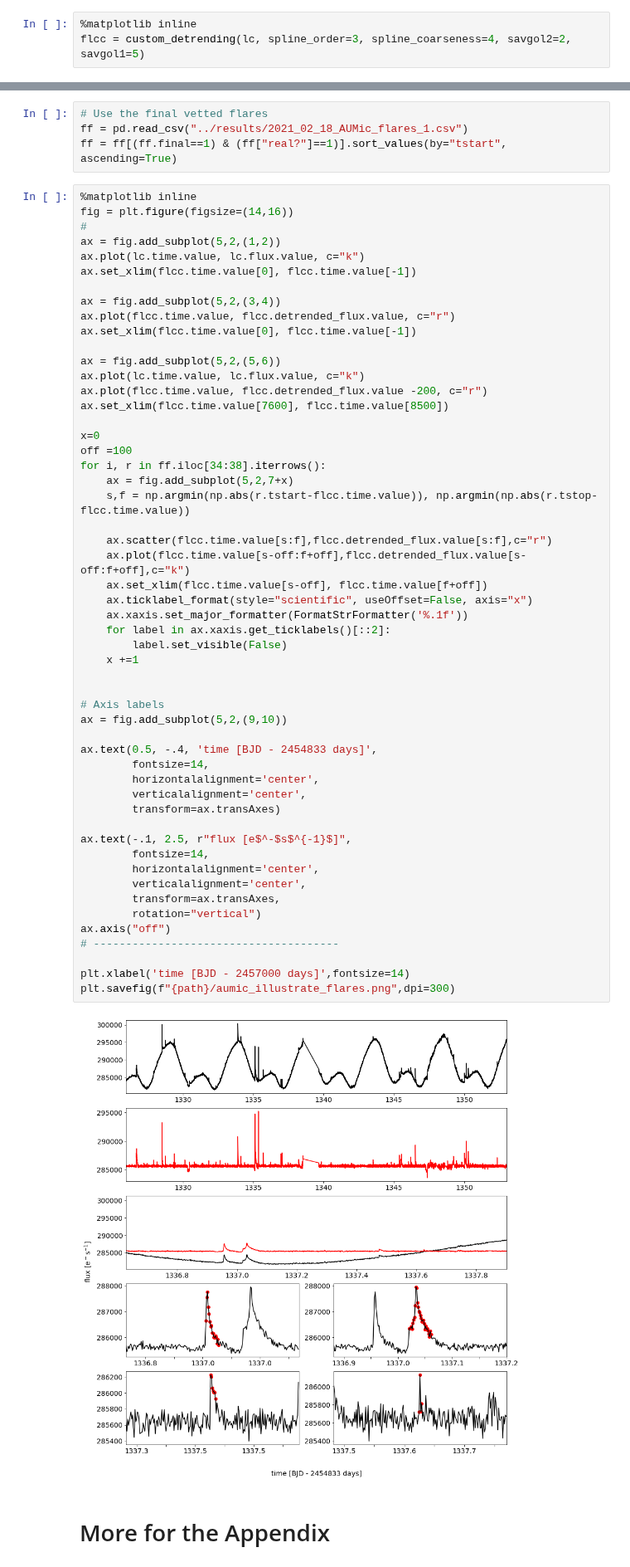
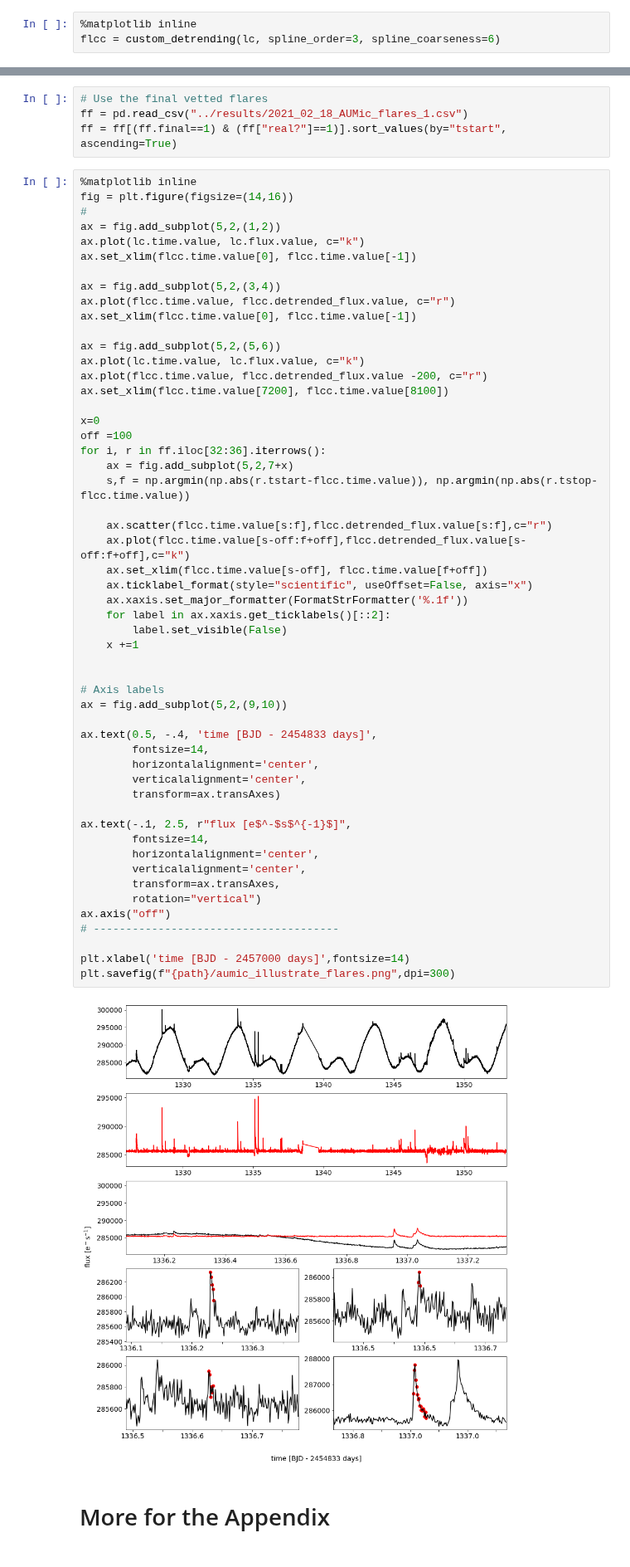
Before and after one commit to ekaterinailin/flaring-spi, a Jupyter notebook: notebooks/AU_Mic_illustrate_flares.ipynb, the cells around one changed output, grey strips where cells are left out. Shown at 83% size. Saved outputs shown, nothing was run; the diff lists cells and outputs as text.

Commit message:
final plots with ks and ad statistics

```diff
--- a/notebooks/AU_Mic_illustrate_flares.ipynb
+++ b/notebooks/AU_Mic_illustrate_flares.ipynb
@@ -20,5 +20,5 @@ lc.plot()
 [figure]
 # %%
 %matplotlib inline
-flcc = custom_detrending(lc, spline_order=3, spline_coarseness=4, savgol2=2, savgol1=5)
+flcc = custom_detrending(lc, spline_order=3, spline_coarseness=6)
 # %% [output]
@@ -43,11 +43,11 @@ ax.set_xlim(flcc.time.value[0], flcc.time.value[-1])
 ax = fig.add_subplot(5,2,(5,6))
 ax.plot(lc.time.value, lc.flux.value, c="k")
 ax.plot(flcc.time.value, flcc.detrended_flux.value -200, c="r")
-ax.set_xlim(flcc.time.value[7600], flcc.time.value[8500])
+ax.set_xlim(flcc.time.value[7200], flcc.time.value[8100])
 
 x=0
 off =100
-for i, r in ff.iloc[34:38].iterrows():
+for i, r in ff.iloc[32:36].iterrows():
     ax = fig.add_subplot(5,2,7+x)
     s,f = np.argmin(np.abs(r.tstart-flcc.time.value)), np.argmin(np.abs(r.tstop-flcc.time.value))
 
@@ -55,34 +55,34 @@ for i, r in ff.iloc[34:38].iterrows():
     ax.plot(flcc.time.value[s-off:f+off],flcc.detrended_flux.value[s-off:f+off],c="k")
     ax.set_xlim(flcc.time.value[s-off], flcc.time.value[f+off])
     ax.ticklabel_format(style="scientific", useOffset=False, axis="x")
     ax.xaxis.set_major_formatter(FormatStrFormatter('%.1f'))
     for label in ax.xaxis.get_ticklabels()[::2]:
         label.set_visible(False)
     x +=1
 
 
 # Axis labels
 ax = fig.add_subplot(5,2,(9,10))
 
 ax.text(0.5, -.4, 'time [BJD - 2454833 days]',
         fontsize=14,
         horizontalalignment='center',
         verticalalignment='center',
         transform=ax.transAxes)
 
 ax.text(-.1, 2.5, r"flux [e$^-$s$^{-1}$]",
         fontsize=14,
         horizontalalignment='center',
         verticalalignment='center',
         transform=ax.transAxes,
         rotation="vertical")
 ax.axis("off")
 # --------------------------------------
 
 plt.xlabel('time [BJD - 2457000 days]',fontsize=14)
 plt.savefig(f"{path}/aumic_illustrate_flares.png",dpi=300)
 # %% [output]
-[figure, old version]
+[figure, new version]
 # %% [markdown]
 # More for the Appendix
 # %%
```
Also changed, not shown: parts of 1 cell of this notebook, 5 other files.
